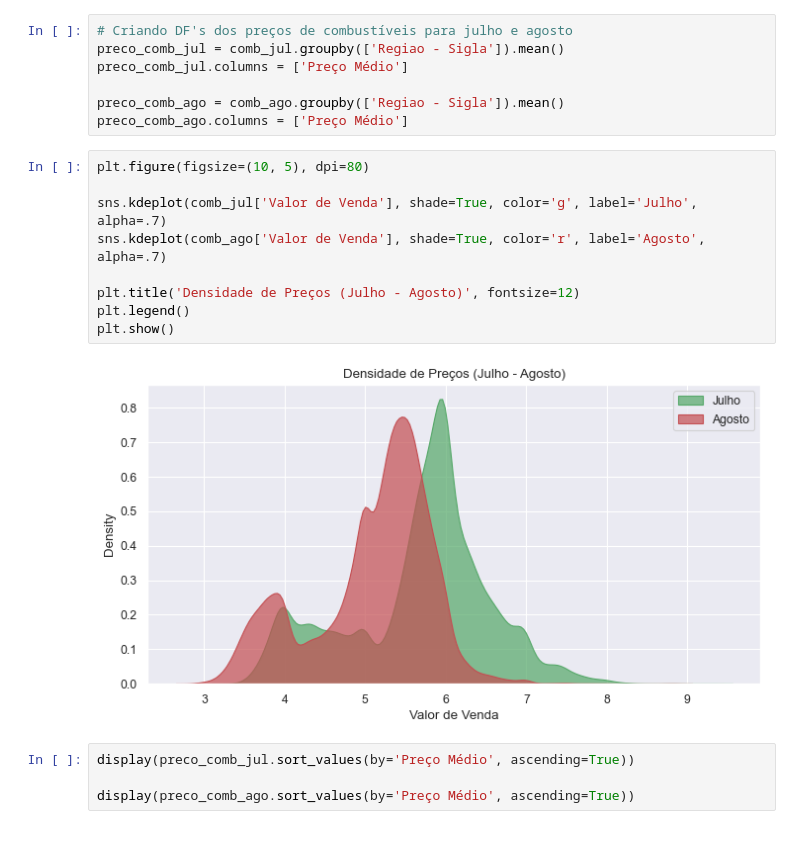
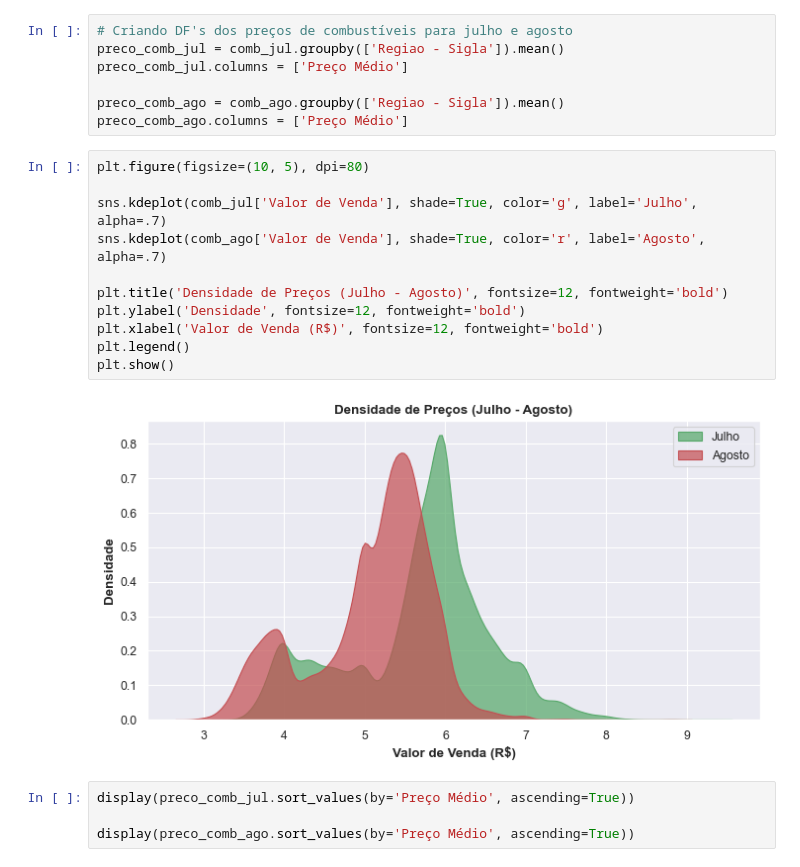
Before and after one commit to pedrorcm/Analise-Combustiveis-M4, a Jupyter notebook: main.ipynb, the cells around one changed output. Cells and saved outputs as stored; diff of their text form; blank space fills up the shorter version.

```diff
--- a/main.ipynb
+++ b/main.ipynb
@@ -194,14 +200,16 @@ preco_comb_ago.columns = ['Preço Médio']
 # %%
 plt.figure(figsize=(10, 5), dpi=80)
 
 sns.kdeplot(comb_jul['Valor de Venda'], shade=True, color='g', label='Julho', alpha=.7)
 sns.kdeplot(comb_ago['Valor de Venda'], shade=True, color='r', label='Agosto', alpha=.7)
 
-plt.title('Densidade de Preços (Julho - Agosto)', fontsize=12)
+plt.title('Densidade de Preços (Julho - Agosto)', fontsize=12, fontweight='bold')
+plt.ylabel('Densidade', fontsize=12, fontweight='bold')
+plt.xlabel('Valor de Venda (R$)', fontsize=12, fontweight='bold')
 plt.legend()
 plt.show()
 # %% [output]
-[figure, old version]
+[figure, new version]
 # %%
 display(preco_comb_jul.sort_values(by='Preço Médio', ascending=True))
 
```
Also changed, not shown: parts of 2 cells of this notebook.
